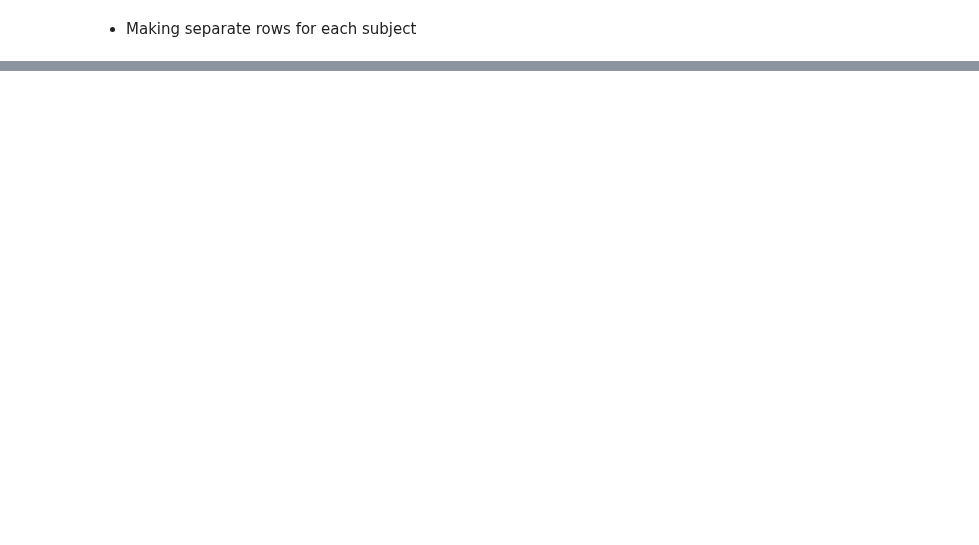
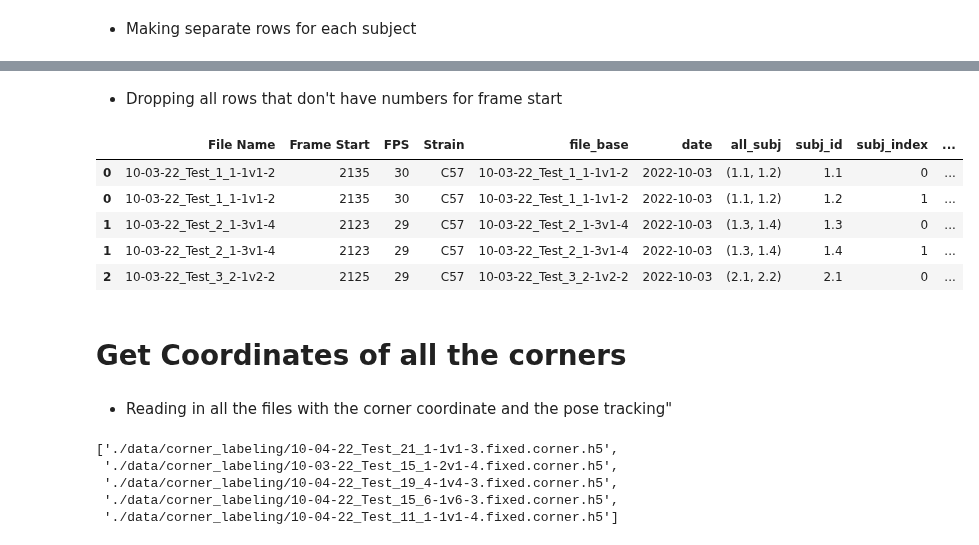
Before and after one commit to padillacoreanolab/dominance_strain_comparison, a Jupyter notebook: results/2023_05_02_rc_sleap_analysis/refactored_tone_distance.ipynb, the cells around one changed output, grey strips where cells are left out. Saved outputs shown, nothing was run; the diff lists cells and outputs as text; code cells hidden in the pictures; blank space fills up the shorter version.

```diff
--- a/results/2023_05_02_rc_sleap_analysis/refactored_tone_distance.ipynb
+++ b/results/2023_05_02_rc_sleap_analysis/refactored_tone_distance.ipynb
@@ -85,2 +173,2 @@ tone_start_df = tone_start_df.explode(column="subj_id")
 # %%
-tone_start_df["subj_index"] = tone_start_df.apply(lambda x: list(x["all_subj"]).index(x["subj_id"]), axis=1)
+TONE_START_DF["subj_index"] = TONE_START_DF.apply(lambda x: list(x["all_subj"]).index(x["subj_id"]), axis=1)
@@ -86,0 +184,21 @@ tone_start_df["subj_index"] = tone_start_df.apply(lambda x: list(x["all_subj"]).
+# %% [markdown]
+- Dropping all rows that don't have numbers for frame start
+# %%
+TONE_START_DF = TONE_START_DF[TONE_START_DF["Frame Start"].astype(str).str.isnumeric()]
+# %%
+TONE_START_DF["Frame Start"] = TONE_START_DF["Frame Start"].astype(int)
+# %%
+TONE_START_DF["all_tone_frame"] = TONE_START_DF.apply(lambda row: get_running_total([row["Frame Start"]] + ALL_ITIS), axis=1)
+# %%
+TONE_START_DF.head()
+# %% [output]
+|  | File Name | Frame Start | FPS | Strain | file_base | date | all_subj | subj_id | subj_index | ... |
+| 0 | 10-03-22_Test_1_1-1v1-2 | 2135 | 30 | C57 | 10-03-22_Test_1_1-1v1-2 | 2022-10-03 | (1.1, 1.2) | 1.1 | 0 | ... |
+| 0 | 10-03-22_Test_1_1-1v1-2 | 2135 | 30 | C57 | 10-03-22_Test_1_1-1v1-2 | 2022-10-03 | (1.1, 1.2) | 1.2 | 1 | ... |
+| 1 | 10-03-22_Test_2_1-3v1-4 | 2123 | 29 | C57 | 10-03-22_Test_2_1-3v1-4 | 2022-10-03 | (1.3, 1.4) | 1.3 | 0 | ... |
+| 1 | 10-03-22_Test_2_1-3v1-4 | 2123 | 29 | C57 | 10-03-22_Test_2_1-3v1-4 | 2022-10-03 | (1.3, 1.4) | 1.4 | 1 | ... |
+| 2 | 10-03-22_Test_3_2-1v2-2 | 2125 | 29 | C57 | 10-03-22_Test_3_2-1v2-2 | 2022-10-03 | (2.1, 2.2) | 2.1 | 0 | ... |
+# %% [markdown]
+# Get Coordinates of all the corners
+# %% [markdown]
+- Reading in all the files with the corner coordinate and the pose tracking"
@@ -86,0 +209,8 @@ tone_start_df["subj_index"] = tone_start_df.apply(lambda x: list(x["all_subj"]).
+# %%
+all_corner_h5[:5]
+# %% [output]
+['./data/corner_labeling/10-04-22_Test_21_1-1v1-3.fixed.corner.h5',
+ './data/corner_labeling/10-03-22_Test_15_1-2v1-4.fixed.corner.h5',
+ './data/corner_labeling/10-04-22_Test_19_4-1v4-3.fixed.corner.h5',
+ './data/corner_labeling/10-04-22_Test_15_6-1v6-3.fixed.corner.h5',
+ './data/corner_labeling/10-04-22_Test_11_1-1v1-4.fixed.corner.h5']
```
Also changed, not shown: parts of 38 cells of this notebook, 1 other file.
